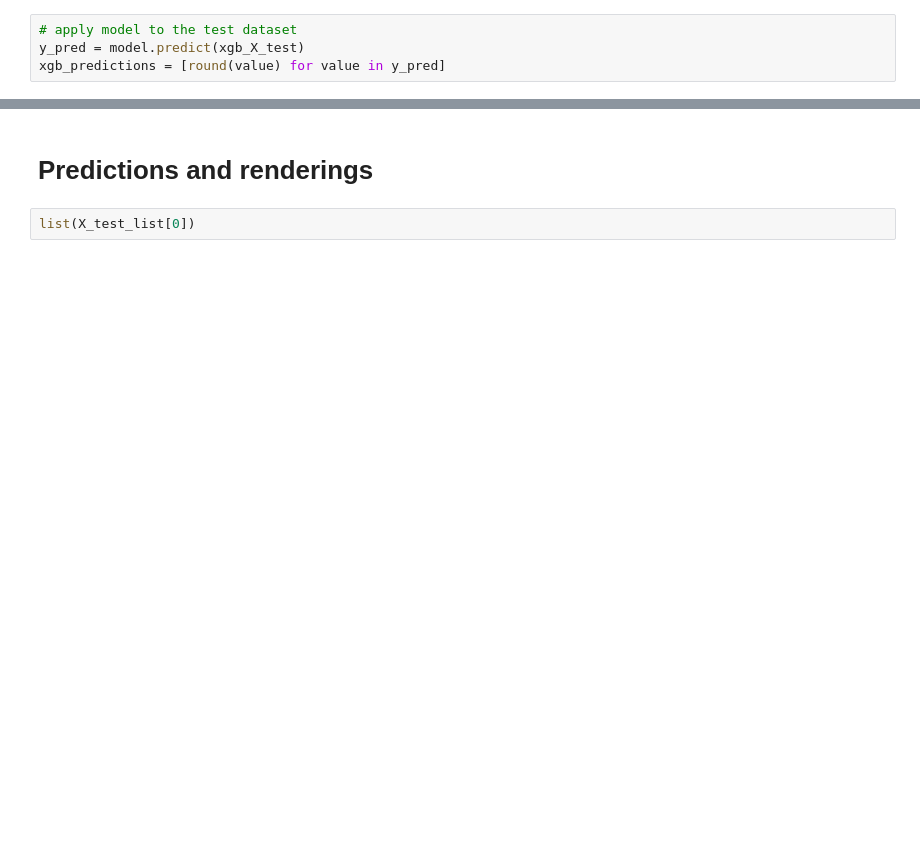
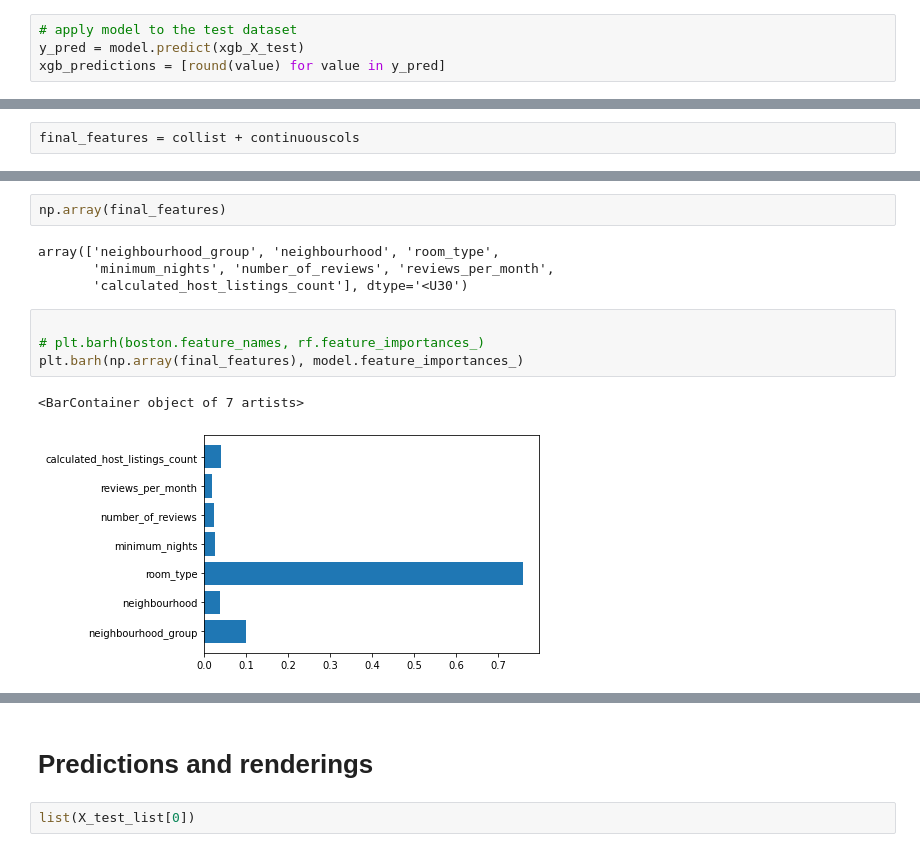
Before and after one commit to ryanmark1867/tabpfn_basics, a Jupyter notebook: notebooks/model_training.ipynb, the cells around one changed output, grey strips where cells are left out. Drawn from its saved outputs; the diff is of its cells as text; blank space fills up the shorter version.

Commit message:
xgb update feature importance

```diff
--- a/notebooks/model_training.ipynb
+++ b/notebooks/model_training.ipynb
@@ -604,0 +646,2 @@ array([0.09854944, 0.03849466, 0.7620195 , 0.02190625, 0.02136476,
+# %%
+final_features = collist + continuouscols
@@ -604,0 +658,13 @@ array([0.09854944, 0.03849466, 0.7620195 , 0.02190625, 0.02136476,
+# %%
+np.array(final_features)
+# %% [output]
+array(['neighbourhood_group', 'neighbourhood', 'room_type',
+       'minimum_nights', 'number_of_reviews', 'reviews_per_month',
+       'calculated_host_listings_count'], dtype='<U30')
+# %%
+
+# plt.barh(boston.feature_names, rf.feature_importances_)
+plt.barh(np.array(final_features), model.feature_importances_)
+# %% [output]
+<BarContainer object of 7 artists>
+[figure, added]
```
Also changed, not shown: parts of 21 cells of this notebook.
